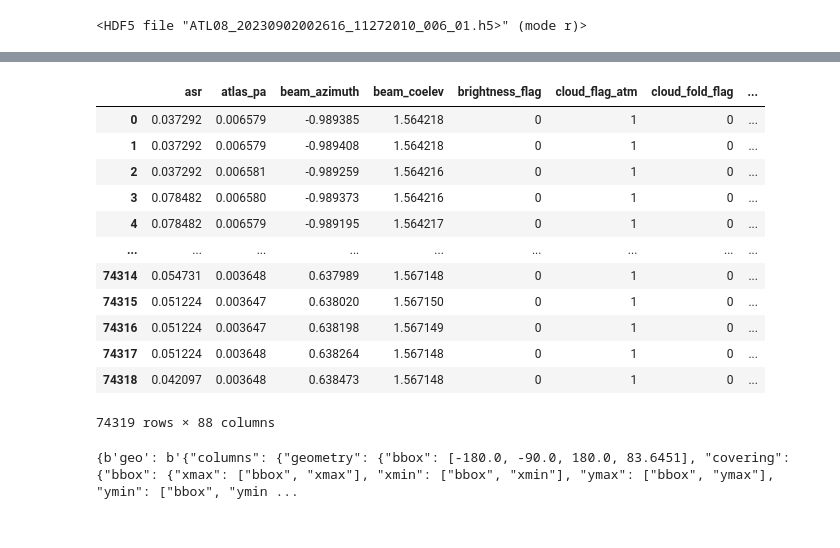
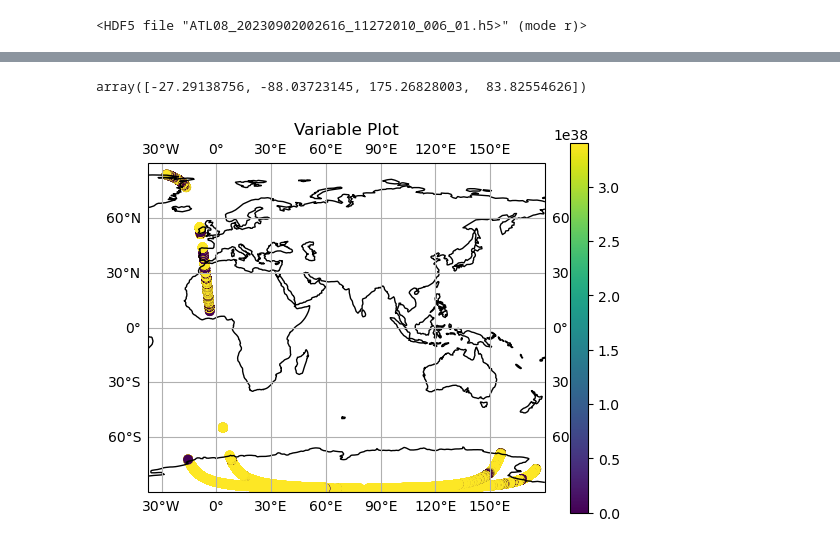
Before and after one commit to developmentseed/icesat-parquet, a Jupyter notebook: atl08_earthaccess.ipynb, the cells around one changed output, grey strips where cells are left out. Drawn from its saved outputs; the diff is of its cells as text; code cells hidden in the pictures.

```diff
--- a/atl08_earthaccess.ipynb
+++ b/atl08_earthaccess.ipynb
@@ -354,22 +317,26 @@ df.plot.scatter(x='longitude', y='latitude', c="h_canopy")
 # %%
-gdf = gpd.read_parquet('output.parquet')
-gdf
+gdf = gpd.read_parquet('output.parquet_10')
+gdf.total_bounds
 # %% [output]
-|  | asr | atlas_pa | beam_azimuth | beam_coelev | brightness_flag | cloud_flag_atm | cloud_fold_flag | ... |
-| 0 | 0.037292 | 0.006579 | -0.989385 | 1.564218 | 0 | 1 | 0 | ... |
-| 1 | 0.037292 | 0.006579 | -0.989408 | 1.564218 | 0 | 1 | 0 | ... |
-| 2 | 0.037292 | 0.006581 | -0.989259 | 1.564216 | 0 | 1 | 0 | ... |
-| 3 | 0.078482 | 0.006580 | -0.989373 | 1.564216 | 0 | 1 | 0 | ... |
-| 4 | 0.078482 | 0.006579 | -0.989195 | 1.564217 | 0 | 1 | 0 | ... |
-| ... | ... | ... | ... | ... | ... | ... | ... | ... |
-| 74314 | 0.054731 | 0.003648 | 0.637989 | 1.567148 | 0 | 1 | 0 | ... |
-| 74315 | 0.051224 | 0.003647 | 0.638020 | 1.567150 | 0 | 1 | 0 | ... |
-| 74316 | 0.051224 | 0.003647 | 0.638198 | 1.567149 | 0 | 1 | 0 | ... |
-| 74317 | 0.051224 | 0.003648 | 0.638264 | 1.567148 | 0 | 1 | 0 | ... |
-| 74318 | 0.042097 | 0.003648 | 0.638473 | 1.567148 | 0 | 1 | 0 | ... |
-74319 rows × 88 columns
+array([-27.29138756, -88.03723145, 175.26828003,  83.82554626])
-# %%
-table = pq.read_table('output.parquet')
-table.schema.metadata
-# %% [output]
-{b'geo': b'{"columns": {"geometry": {"bbox": [-180.0, -90.0, 180.0, 83.6451], "covering": {"bbox": {"xmax": ["bbox", "xmax"], "xmin": ["bbox", "xmin"], "ymax": ["bbox", "ymax"], "ymin": ["bbox", "ymin ...
+# %%
+gdf = gpd.read_parquet('output.parquet_0')
+gdf.total_bounds
+# %%
+import matplotlib.pyplot as plt
+import matplotlib
+import cartopy.crs as ccrs
+
+crs = ccrs.PlateCarree()
+fig, ax = plt.subplots(subplot_kw=dict(projection=crs))
+gdf.plot(column='h_canopy', ax=ax, legend=True, cmap='viridis')
+ax.set_title('Variable Plot')
+
+# Add coastlines and gridlines
+ax.coastlines()
+ax.gridlines(draw_labels=True)
+
+# Show plot
+plt.show()
+# %% [output]
+[figure, added]
```
Also changed, not shown: parts of 26 cells of this notebook.
